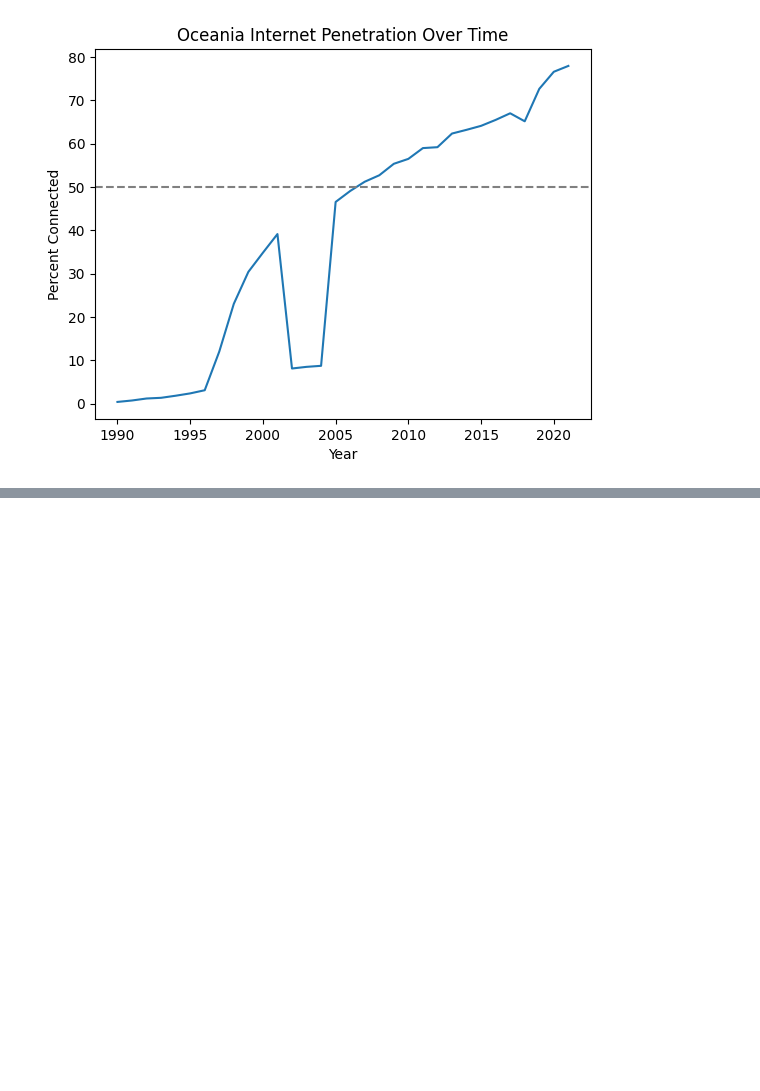
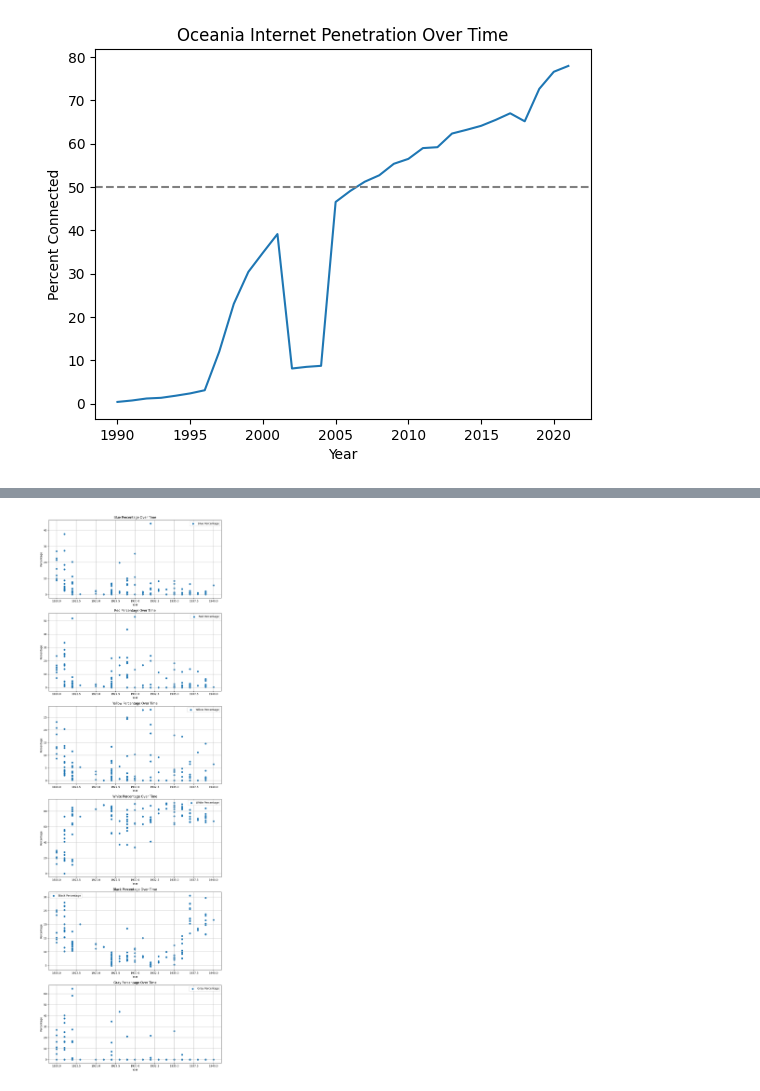
Before and after one commit to AdriannMo/Mineria_de_Datos, a Jupyter notebook: Copia_de_Minería_de_Datos.ipynb, the cells around one changed output, grey strips where cells are left out. Saved outputs shown, nothing was run; the diff lists cells and outputs as text; code cells hidden in the pictures; blank space fills up the shorter version.

```diff
--- a/Copia_de_Minería_de_Datos.ipynb
+++ b/Copia_de_Minería_de_Datos.ipynb
@@ -1486,0 +1550,3 @@ Según los datos, Oceanía superó por primera vez el 50% de penetración de int
+# %%
+features['feature_area'] = features['width'] * features['height']
+features.head()
@@ -1486,0 +1586,6 @@ Según los datos, Oceanía superó por primera vez el 50% de penetración de int
+# %%
+for color in colors:
+    df_name = f'{color}_area_df'
+    painting_info = painting_info.merge(color_area_dfs[df_name], on='painting_id', how='left')
+
+painting_info.head()
@@ -1486,0 +1599,5 @@ Según los datos, Oceanía superó por primera vez el 50% de penetración de int
+# %%
+for color in colors:
+    col_name = f'{color}_area'
+    painting_info[col_name] = painting_info[col_name].fillna(0)
+painting_info.head()
@@ -1486,0 +1611,8 @@ Según los datos, Oceanía superó por primera vez el 50% de penetración de int
+# %%
+for color in colors:
+    area_col = f'{color}_area'
+    percentage_col = f'{color}_percentage'
+    # Avoid division by zero for paintings with total area of 0, though not expected here
+    painting_info[percentage_col] = (painting_info[area_col] / painting_info['area']) * 100
+
+painting_info.head()
@@ -1486,0 +1626,19 @@ Según los datos, Oceanía superó por primera vez el 50% de penetración de int
+# %%
+#CALCULO DE PORCENTAJE DE CADA COLOR
+import matplotlib.pyplot as plt
+
+fig, axes = plt.subplots(len(colors), 1, figsize=(10, 5 * len(colors)))
+
+for i, color in enumerate(colors):
+    percentage_col = f'{color}_percentage'
+    axes[i].scatter(painting_info['year'], painting_info[percentage_col], label=f'{color.capitalize()} Percentage')
+    axes[i].set_title(f'{color.capitalize()} Percentage Over Time')
+    axes[i].set_xlabel('Year')
+    axes[i].set_ylabel('Percentage')
+    axes[i].legend()
+    axes[i].grid(True)
+
+plt.tight_layout()
+plt.show()
+# %% [output]
+[figure, added]
```
Also changed, not shown: parts of 16 cells of this notebook.
